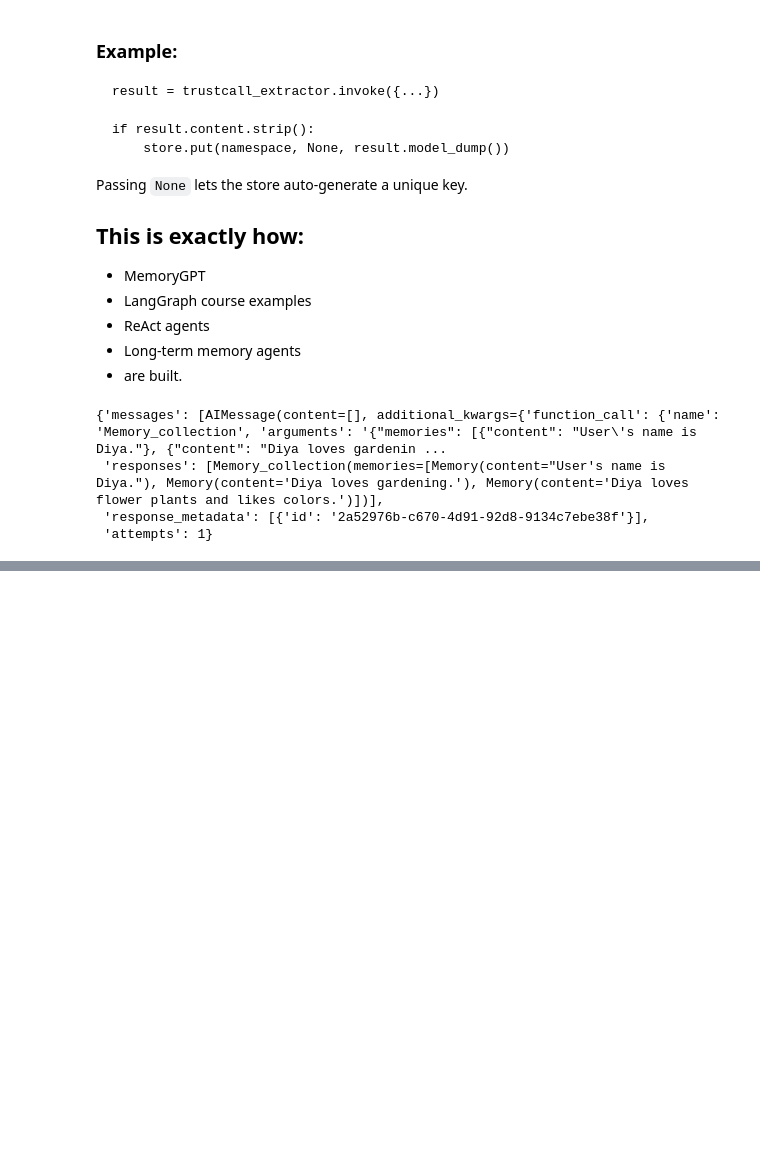
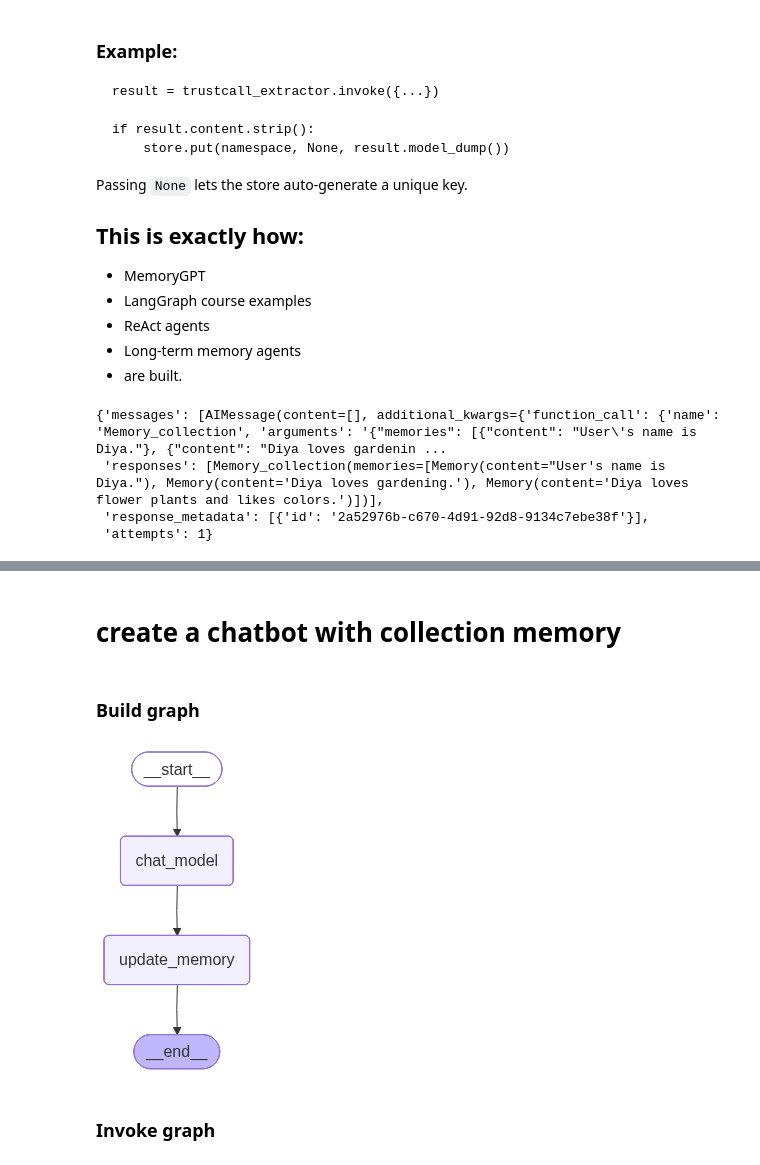
Before and after one commit to divya-gh/LangGraph-Course, a Jupyter notebook: Code/Lesson_5/Collection_doc_LTM_TrustCall.ipynb, the cells around one changed output, grey strips where cells are left out. Saved outputs shown, nothing was run; the diff lists cells and outputs as text; code cells hidden in the pictures; blank space fills up the shorter version.

```diff
--- a/Code/Lesson_5/Collection_doc_LTM_TrustCall.ipynb
+++ b/Code/Lesson_5/Collection_doc_LTM_TrustCall.ipynb
@@ -227,5 +227,5 @@ conversation = [HumanMessage(content="Hi, THis is Diya. I lvoe gardening. I want
 system_msg = SystemMessage(content="you are a memory extractor for collection and storing.  extract memories from the chat messages given below")
 
 #extract memory
-result = trustcall_extractor.invoke({'messages' : [system_msg] + conversation })
+result_memory = trustcall_extractor.invoke({'messages' : [system_msg] + conversation })
 # %%
@@ -320,0 +328,3 @@ result
+# %%
+existing_memory = [ (str(i) , 'Memory' , msg.model_dump()) for i, msg in enumerate(result_memory['responses'])] if result['responses'] else None
+existing_memory
@@ -320,0 +377,8 @@ result
+# %%
+# update store
+updatedStore = InMemoryStore()
+nameS = ('Memory' , user_id)
+for i, m in enumerate(updated_memory['responses']):
+    updatedStore.put(nameS , i , m.model_dump())
+up_memory = updatedStore.search(nameS)
+up_memory
@@ -320,0 +388,6 @@ result
+# %%
+for m in up_memory:
+    print("key:", m.key , " memory,", " Value:", m.value)
+    print("\n")
+existing_upmemory_content = (",").join([m.value['content'] for m in up_memory])
+existing_upmemory_content
@@ -320,0 +400,2 @@ result
+# %% [markdown]
+# create a chatbot with collection memory
@@ -320,0 +493,33 @@ result
+# %% [markdown]
+### Build graph
+# %%
+from langgraph.store.memory import InMemoryStore
+from langgraph.checkpoint.memory import MemorySaver
+# builder
+builder = StateGraph(MessagesState)
+
+# add nodes
+builder.add_node('chat_model' , chat_model)
+builder.add_node('update_memory' , update_memory)
+
+# add flow
+builder.add_edge(START , 'chat_model')
+builder.add_edge('chat_model', 'update_memory')
+builder.add_edge('update_memory', END)
+
+# set up check pointer an dlong term memory
+checkpointer = MemorySaver() # session base
+
+store_memory = InMemoryStore() # across thread memory
+
+# build graph and compile
+graph = builder.compile(checkpointer=checkpointer , store=store_memory)
+
+# view
+from IPython.display import display , Image
+
+display(Image(graph.get_graph().draw_mermaid_png()))
+# %% [output]
+[figure, added]
+# %% [markdown]
+### Invoke graph
```
Also changed, not shown: parts of 22 cells of this notebook, 2 other files.
